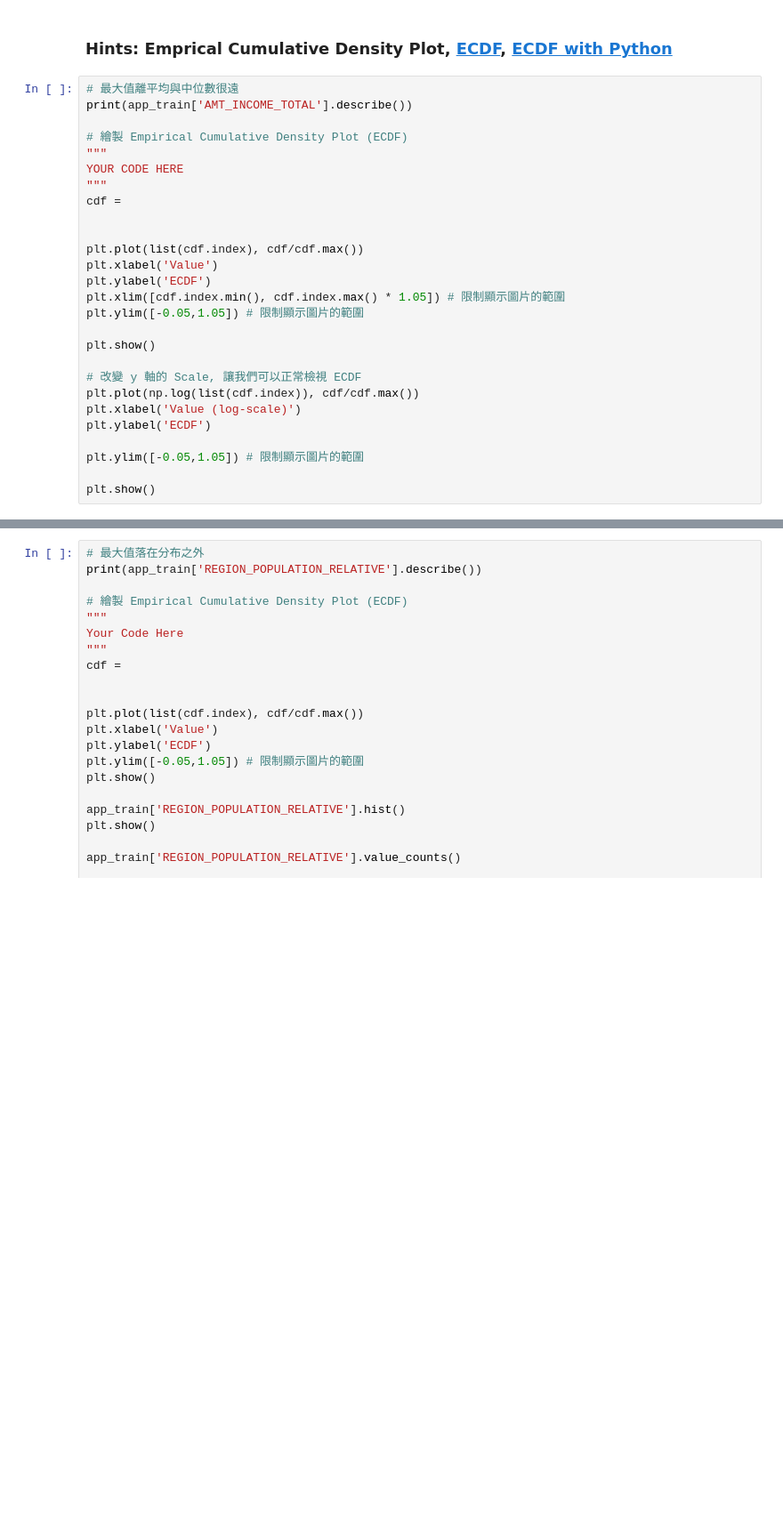
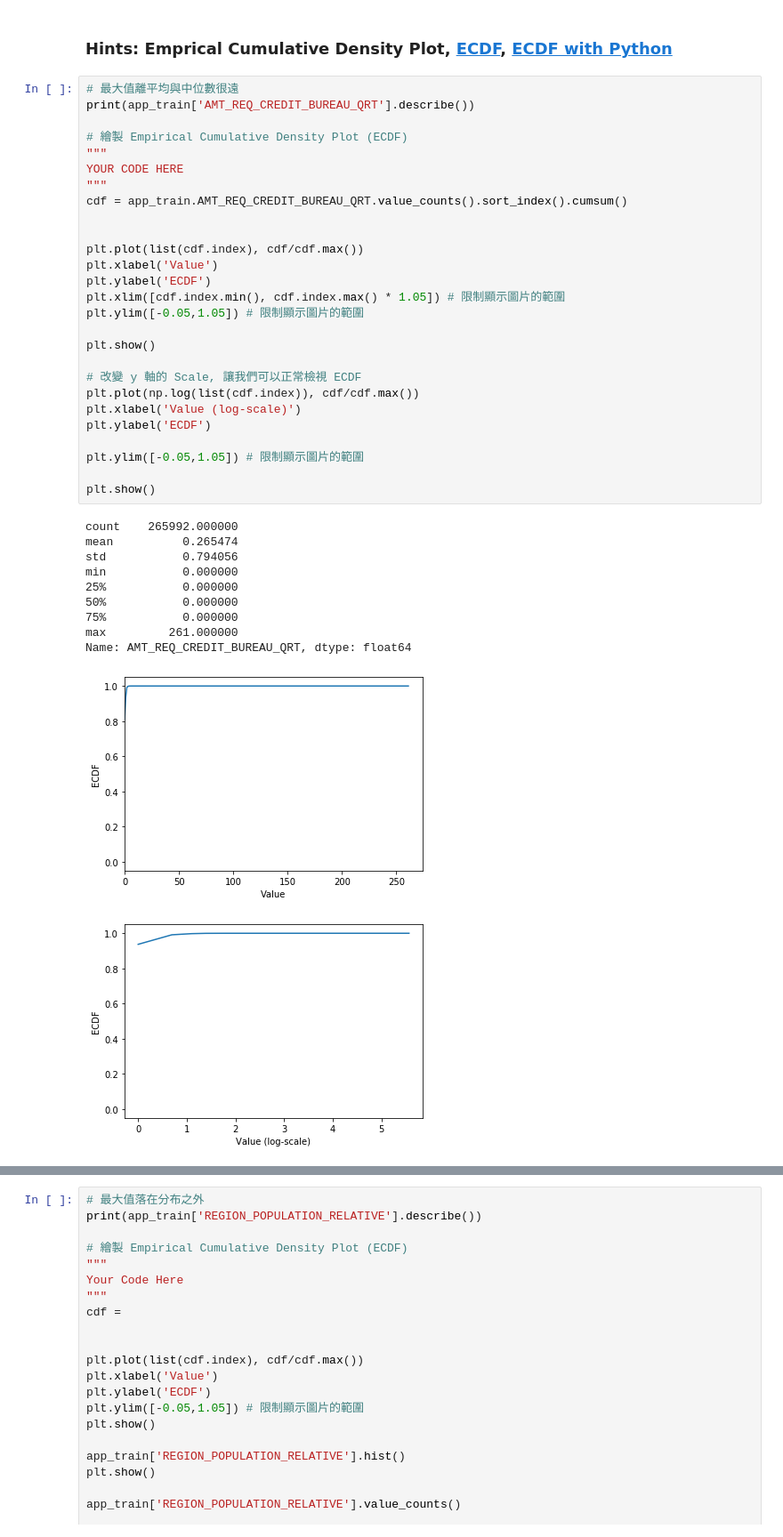
Before and after one commit to HT-Sung/ML100Days, a Jupyter notebook: homework/Day_009_HW.ipynb, the cells around one changed output, grey strips where cells are left out. Shown at 89% size. Saved outputs shown, nothing was run; the diff lists cells and outputs as text; blank space fills up the shorter version.

```diff
--- a/homework/Day_009_HW.ipynb
+++ b/homework/Day_009_HW.ipynb
@@ -76,31 +90,43 @@ TypeError: not all arguments converted during string formatting
 ### Hints: Emprical Cumulative Density Plot, [ECDF](https://zh.wikipedia.org/wiki/%E7%BB%8F%E9%AA%8C%E5%88%86%E5%B8%83%E5%87%BD%E6%95%B0), [ECDF with Python](https://stackoverflow.com/questions/14006520/ecdf-in-python-without-step-function)
 # %%
 # 最大值離平均與中位數很遠
-print(app_train['AMT_INCOME_TOTAL'].describe())
+print(app_train['AMT_REQ_CREDIT_BUREAU_QRT'].describe())
 
 # 繪製 Empirical Cumulative Density Plot (ECDF)
 """
 YOUR CODE HERE
 """
-cdf =
+cdf = app_train.AMT_REQ_CREDIT_BUREAU_QRT.value_counts().sort_index().cumsum()
 
 
 plt.plot(list(cdf.index), cdf/cdf.max())
 plt.xlabel('Value')
 plt.ylabel('ECDF')
 plt.xlim([cdf.index.min(), cdf.index.max() * 1.05]) # 限制顯示圖片的範圍
 plt.ylim([-0.05,1.05]) # 限制顯示圖片的範圍
 
 plt.show()
 
 # 改變 y 軸的 Scale, 讓我們可以正常檢視 ECDF
 plt.plot(np.log(list(cdf.index)), cdf/cdf.max())
 plt.xlabel('Value (log-scale)')
 plt.ylabel('ECDF')
 
 plt.ylim([-0.05,1.05]) # 限制顯示圖片的範圍
 
 plt.show()
+# %% [output]
+count    265992.000000
+mean          0.265474
+std           0.794056
+min           0.000000
+25%           0.000000
+50%           0.000000
+75%           0.000000
+max         261.000000
+Name: AMT_REQ_CREDIT_BUREAU_QRT, dtype: float64
+[figure, added]
+[figure, added]
 # %% [markdown]
 ## 補充：Normal dist 的 ECDF
 ![ecdf_normal](https://au.mathworks.com/help/examples/stats/win64/PlotEmpiricalCdfAndCompareWithSamplingDistributionExample_01.png)
```
Also changed, not shown: parts of 1 cell of this notebook, 1 other file.
